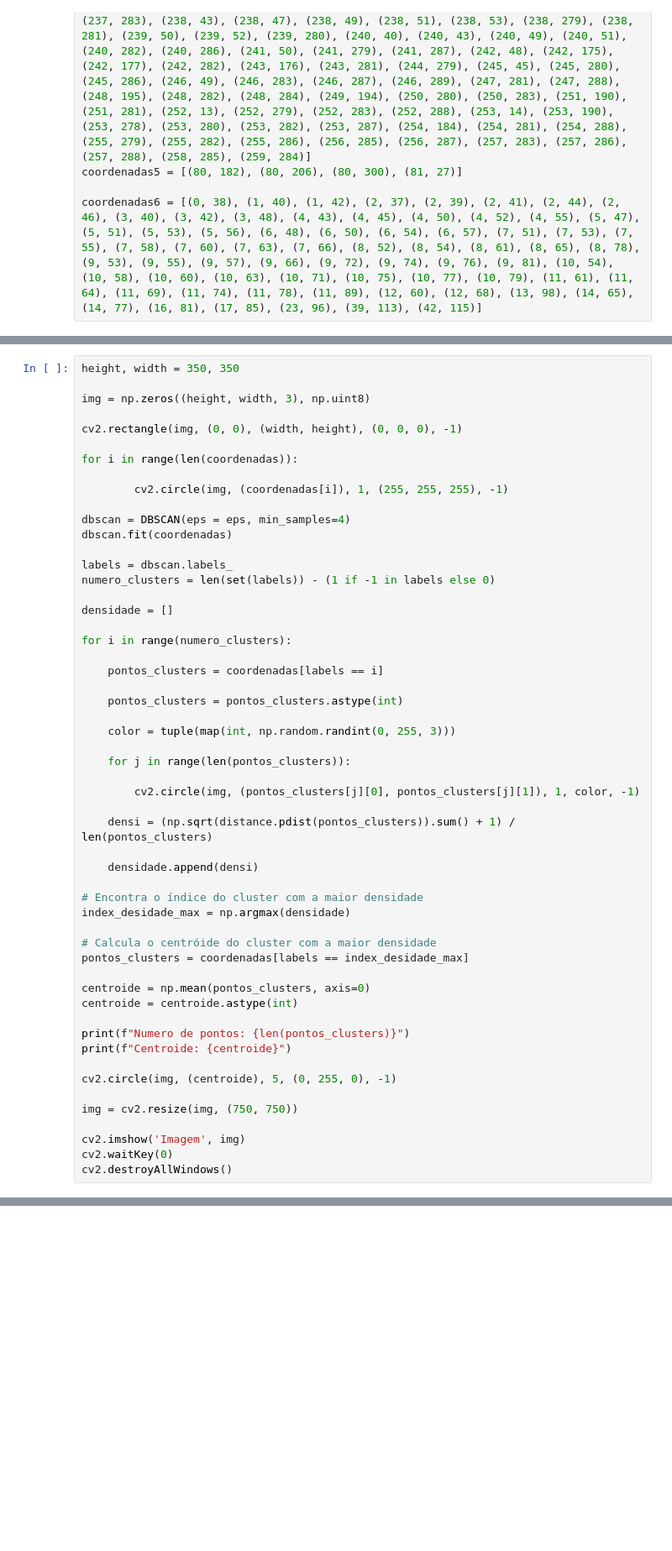
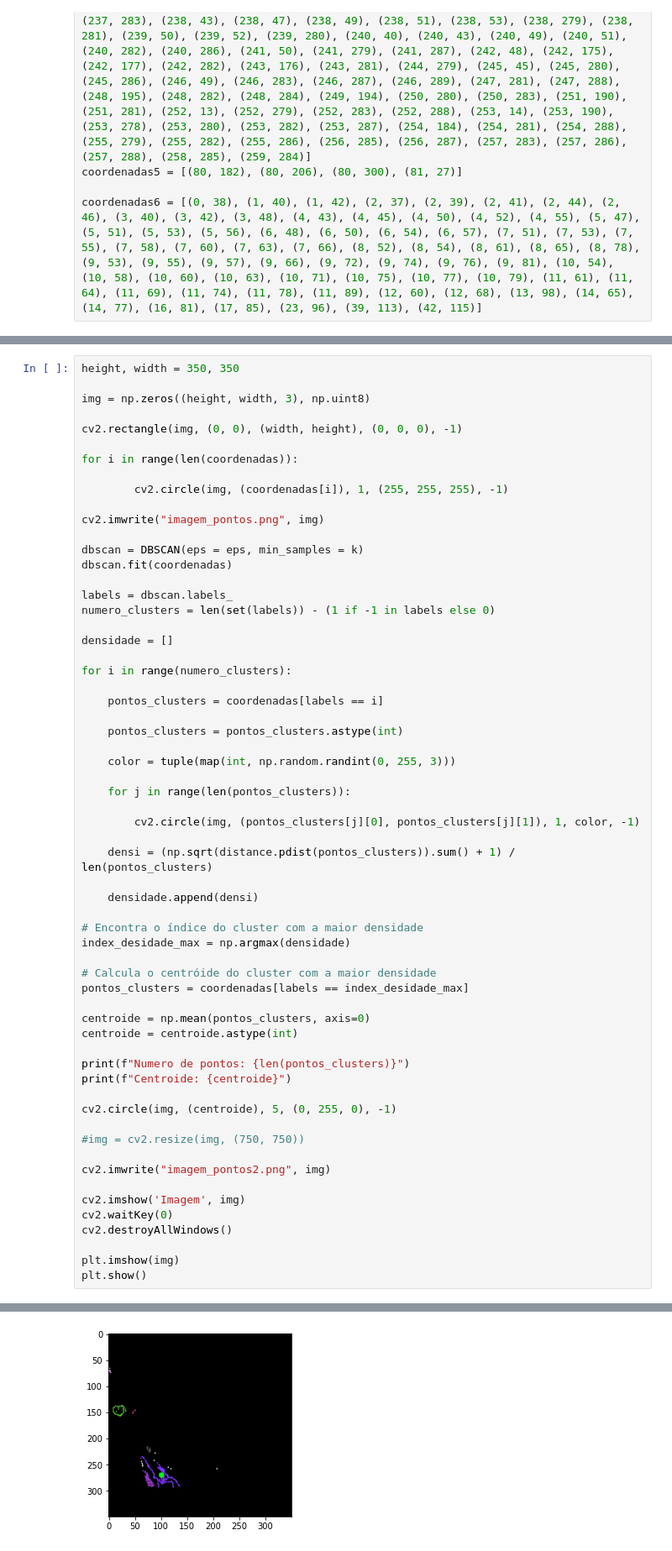
Before and after one commit to AndreAlbu/DBSCAN, a Jupyter notebook: Função DBSCAN.ipynb, the cells around one changed output, grey strips where cells are left out. Shown at 84% size. Cells and saved outputs as stored; diff of their text form; blank space fills up the shorter version.

```diff
--- a/Função DBSCAN.ipynb
+++ b/Função DBSCAN.ipynb
@@ -50,7 +53,9 @@ for i in range(len(coordenadas)):
 
         cv2.circle(img, (coordenadas[i]), 1, (255, 255, 255), -1)
 
-dbscan = DBSCAN(eps = eps, min_samples=4)
+cv2.imwrite("imagem_pontos.png", img)
+
+dbscan = DBSCAN(eps = eps, min_samples = k)
 dbscan.fit(coordenadas)
 
 labels = dbscan.labels_
@@ -88,9 +93,14 @@ print(f"Centroide: {centroide}")
 
 cv2.circle(img, (centroide), 5, (0, 255, 0), -1)
 
-img = cv2.resize(img, (750, 750))
+#img = cv2.resize(img, (750, 750))
+
+cv2.imwrite("imagem_pontos2.png", img)
 
 cv2.imshow('Imagem', img)
 cv2.waitKey(0)
 cv2.destroyAllWindows()
+
+plt.imshow(img)
+plt.show()
 # %% [output]
@@ -98,0 +109 @@ Centroide: [ 6 52]
+[figure, added]
```
Also changed, not shown: parts of 2 cells of this notebook.
